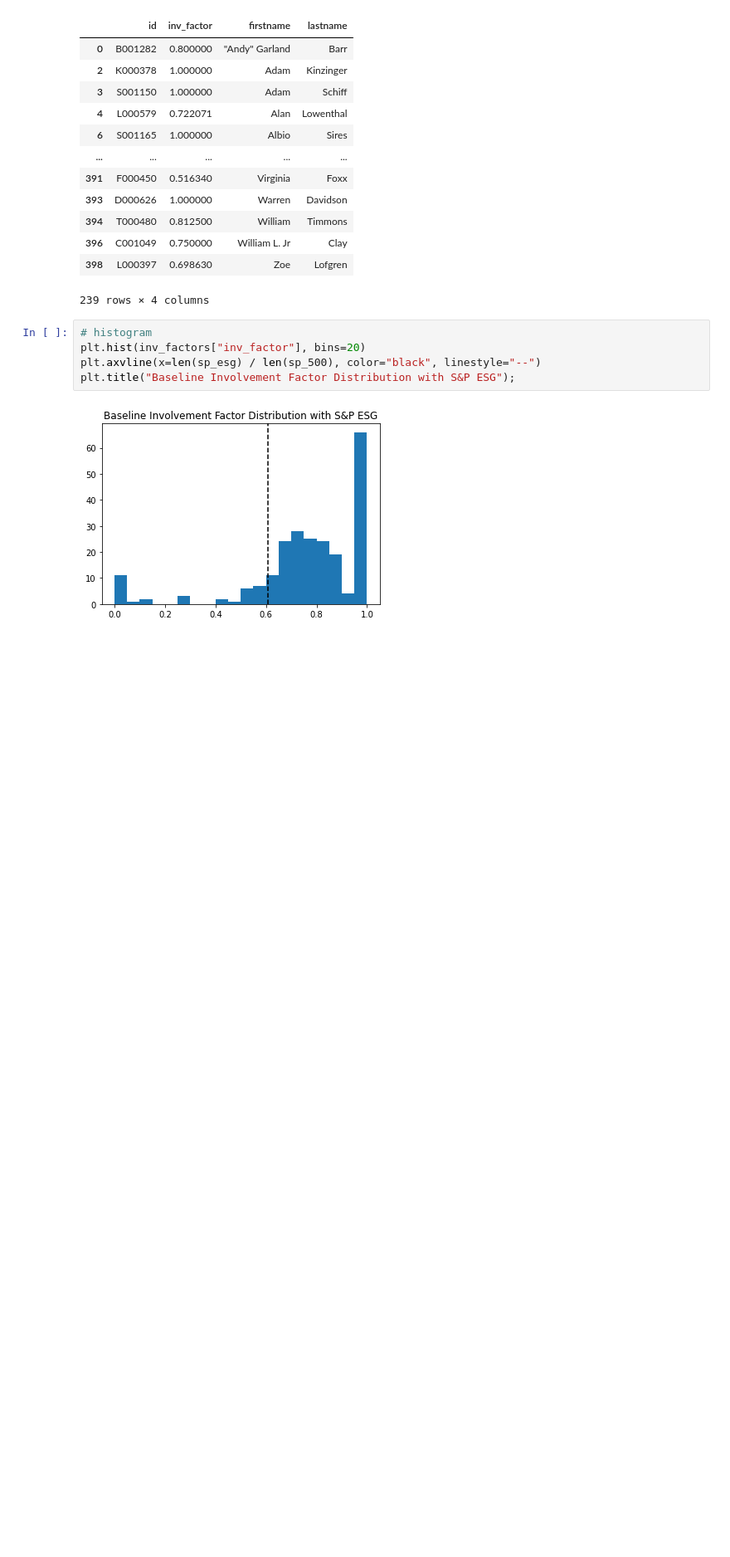
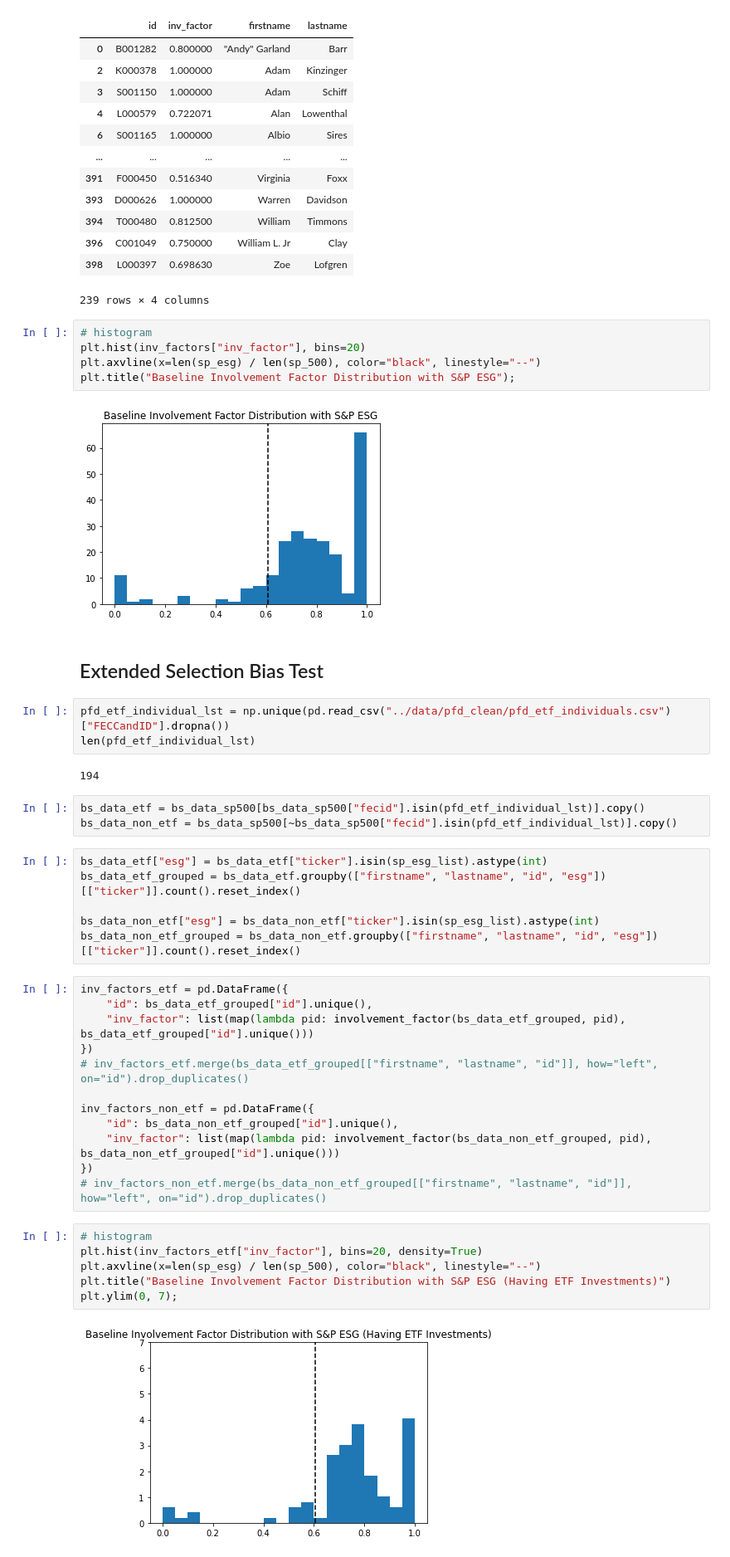
Before and after one commit to oooyiyangc/politician-voting-yc, a Jupyter notebook: src/bs-sp500esg.ipynb, the cells around one changed output. Shown at 83% size. Drawn from its saved outputs; the diff is of its cells as text; blank space fills up the shorter version.

Commit message:
Added selection bias test

```diff
--- a/src/bs-sp500esg.ipynb
+++ b/src/bs-sp500esg.ipynb
@@ -122,3 +122,39 @@ plt.axvline(x=len(sp_esg) / len(sp_500), color="black", linestyle="--")
 plt.title("Baseline Involvement Factor Distribution with S&P ESG");
 # %% [output]
 [figure]
+# %% [markdown]
+## Extended Selection Bias Test
+# %%
+pfd_etf_individual_lst = np.unique(pd.read_csv("../data/pfd_clean/pfd_etf_individuals.csv")["FECCandID"].dropna())
+len(pfd_etf_individual_lst)
+# %% [output]
+194
+# %%
+bs_data_etf = bs_data_sp500[bs_data_sp500["fecid"].isin(pfd_etf_individual_lst)].copy()
+bs_data_non_etf = bs_data_sp500[~bs_data_sp500["fecid"].isin(pfd_etf_individual_lst)].copy()
+# %%
+bs_data_etf["esg"] = bs_data_etf["ticker"].isin(sp_esg_list).astype(int)
+bs_data_etf_grouped = bs_data_etf.groupby(["firstname", "lastname", "id", "esg"])[["ticker"]].count().reset_index()
+
+bs_data_non_etf["esg"] = bs_data_non_etf["ticker"].isin(sp_esg_list).astype(int)
+bs_data_non_etf_grouped = bs_data_non_etf.groupby(["firstname", "lastname", "id", "esg"])[["ticker"]].count().reset_index()
+# %%
+inv_factors_etf = pd.DataFrame({
+    "id": bs_data_etf_grouped["id"].unique(),
+    "inv_factor": list(map(lambda pid: involvement_factor(bs_data_etf_grouped, pid), bs_data_etf_grouped["id"].unique()))
+})
+# inv_factors_etf.merge(bs_data_etf_grouped[["firstname", "lastname", "id"]], how="left", on="id").drop_duplicates()
+
+inv_factors_non_etf = pd.DataFrame({
+    "id": bs_data_non_etf_grouped["id"].unique(),
+    "inv_factor": list(map(lambda pid: involvement_factor(bs_data_non_etf_grouped, pid), bs_data_non_etf_grouped["id"].unique()))
+})
+# inv_factors_non_etf.merge(bs_data_non_etf_grouped[["firstname", "lastname", "id"]], how="left", on="id").drop_duplicates()
+# %%
+# histogram
+plt.hist(inv_factors_etf["inv_factor"], bins=20, density=True)
+plt.axvline(x=len(sp_esg) / len(sp_500), color="black", linestyle="--")
+plt.title("Baseline Involvement Factor Distribution with S&P ESG (Having ETF Investments)")
+plt.ylim(0, 7);
+# %% [output]
+[figure, added]
```
Also changed, not shown: parts of 1 cell of this notebook, 3 other files.
